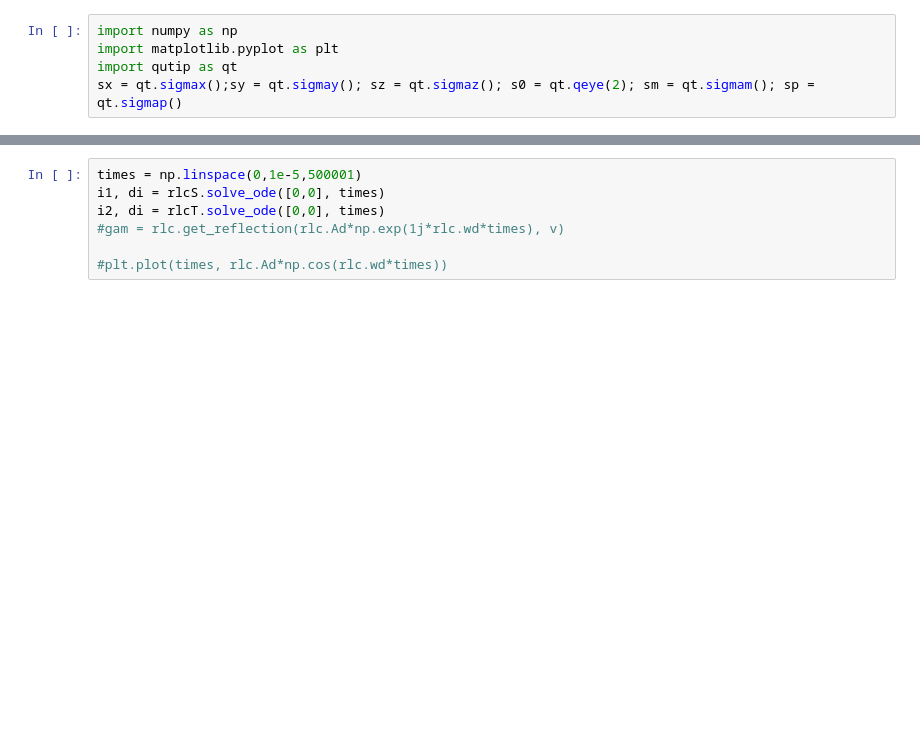
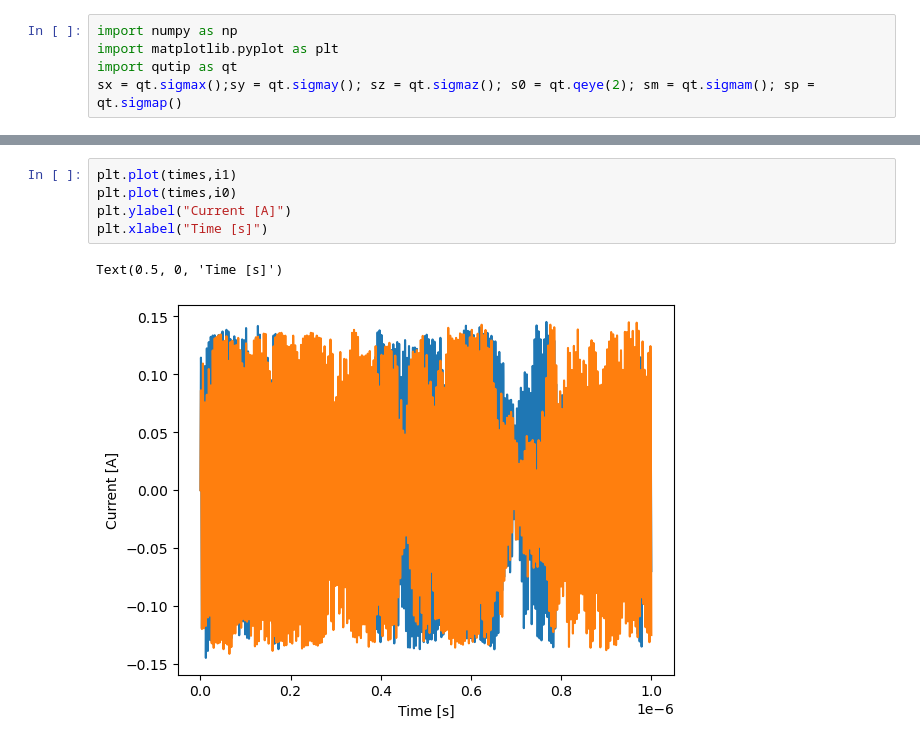
Before and after one commit to quantumJAK/Bayesian-measurment, a Jupyter notebook: Code/Reflectometry signal.ipynb, the cells around one changed output, grey strips where cells are left out. Drawn from its saved outputs; the diff is of its cells as text; blank space fills up the shorter version.

```diff
--- a/Code/Reflectometry signal.ipynb
+++ b/Code/Reflectometry signal.ipynb
@@ -115,7 +165,8 @@ NameError: name 'Zldd' is not defined
-# %%
-times = np.linspace(0,1e-5,500001)
-i1, di = rlcS.solve_ode([0,0], times)
-i2, di = rlcT.solve_ode([0,0], times)
-#gam = rlc.get_reflection(rlc.Ad*np.exp(1j*rlc.wd*times), v)
-
-#plt.plot(times, rlc.Ad*np.cos(rlc.wd*times))
+# %%
+plt.plot(times,i1)
+plt.plot(times,i0)
+plt.ylabel("Current [A]")
+plt.xlabel("Time [s]")
+# %% [output]
+Text(0.5, 0, 'Time [s]')
+[figure, added]
```
Also changed, not shown: parts of 30 cells of this notebook, 1 other file.
